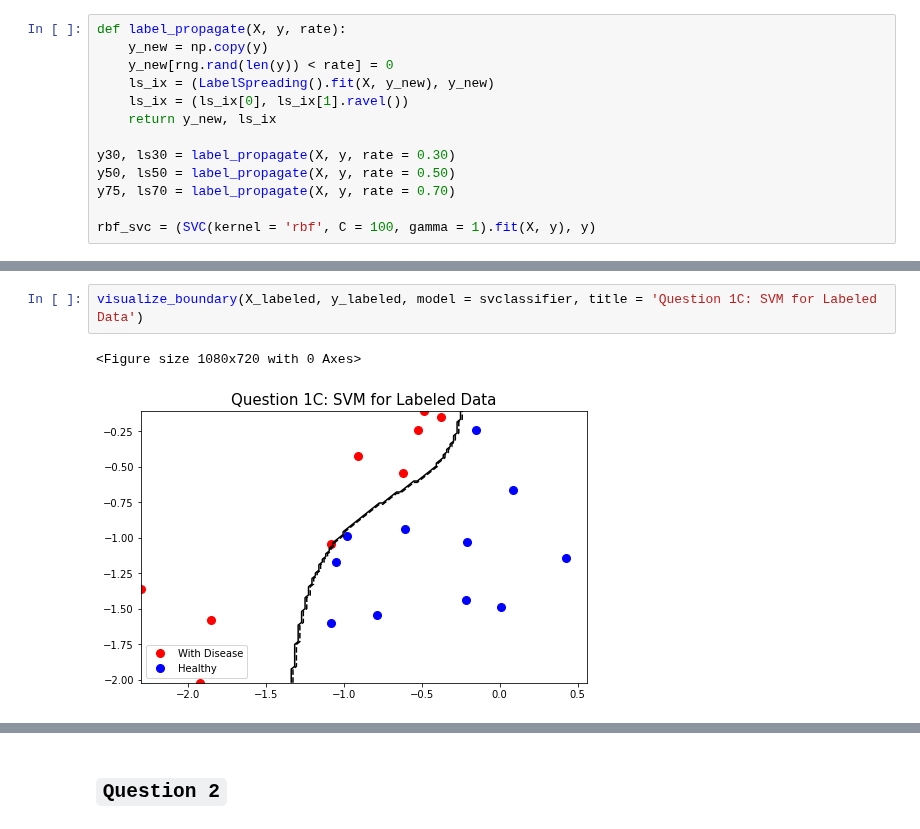
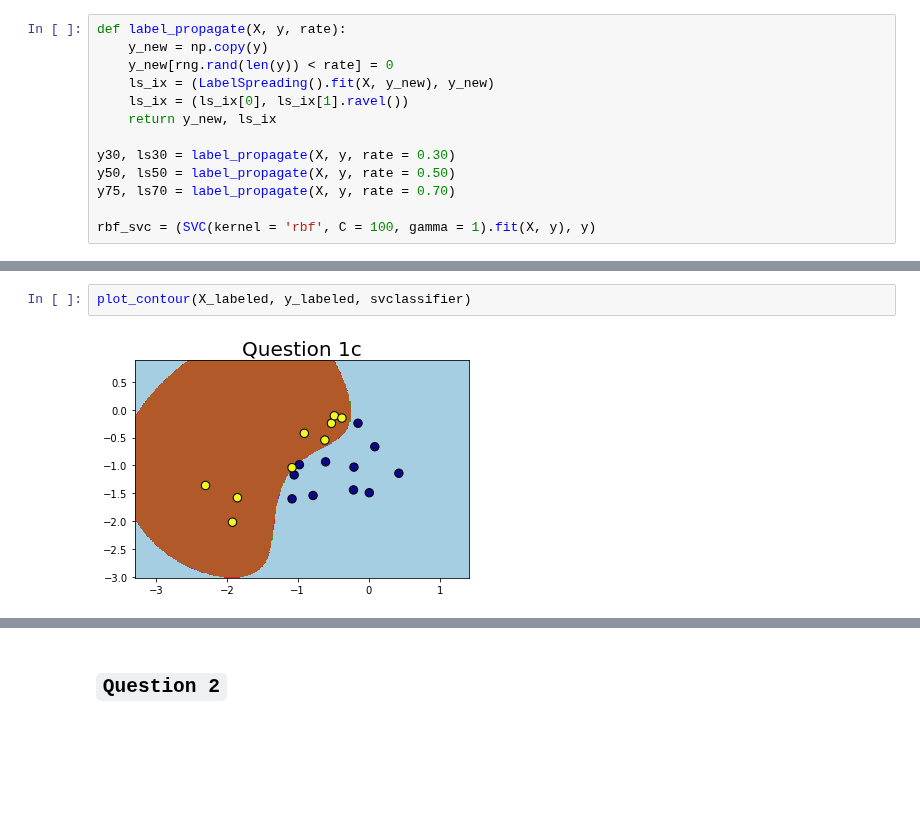
Before and after one commit to rrwabina/RADI608, a Jupyter notebook: Python Lectures/07 Semi-Supervised Learning/scripts/assignment.ipynb, the cells around one changed output, grey strips where cells are left out. Saved outputs shown, nothing was run; the diff lists cells and outputs as text; blank space fills up the shorter version.

```diff
--- a/Python Lectures/07 Semi-Supervised Learning/scripts/assignment.ipynb
+++ b/Python Lectures/07 Semi-Supervised Learning/scripts/assignment.ipynb
@@ -172,9 +164,8 @@ def lsvm_plot(ls30, ls50, ls70, rbf_svc):
     plt.show()
-# %%
-visualize_boundary(X_labeled, y_labeled, model = svclassifier, title = 'Question 1C: SVM for Labeled Data')
-# %% [output]
-<Figure size 1080x720 with 0 Axes>
-[figure, removed]
+# %%
+plot_contour(X_labeled, y_labeled, svclassifier)
+# %% [output]
+[figure, added]
 # %%
 lsvm_plot(ls30, ls50, ls70, rbf_svc)
 # %% [output]
```
Also changed, not shown: parts of 9 cells of this notebook.
